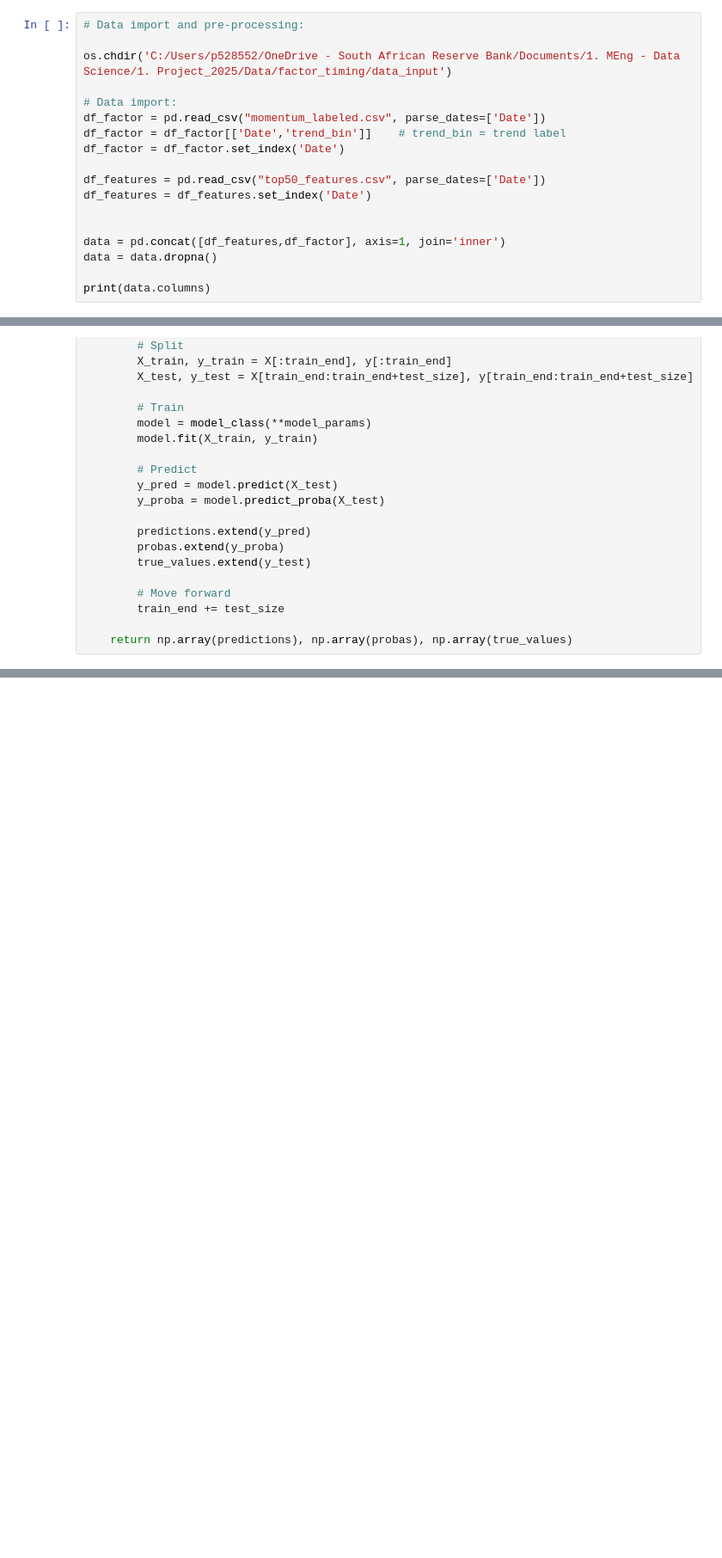
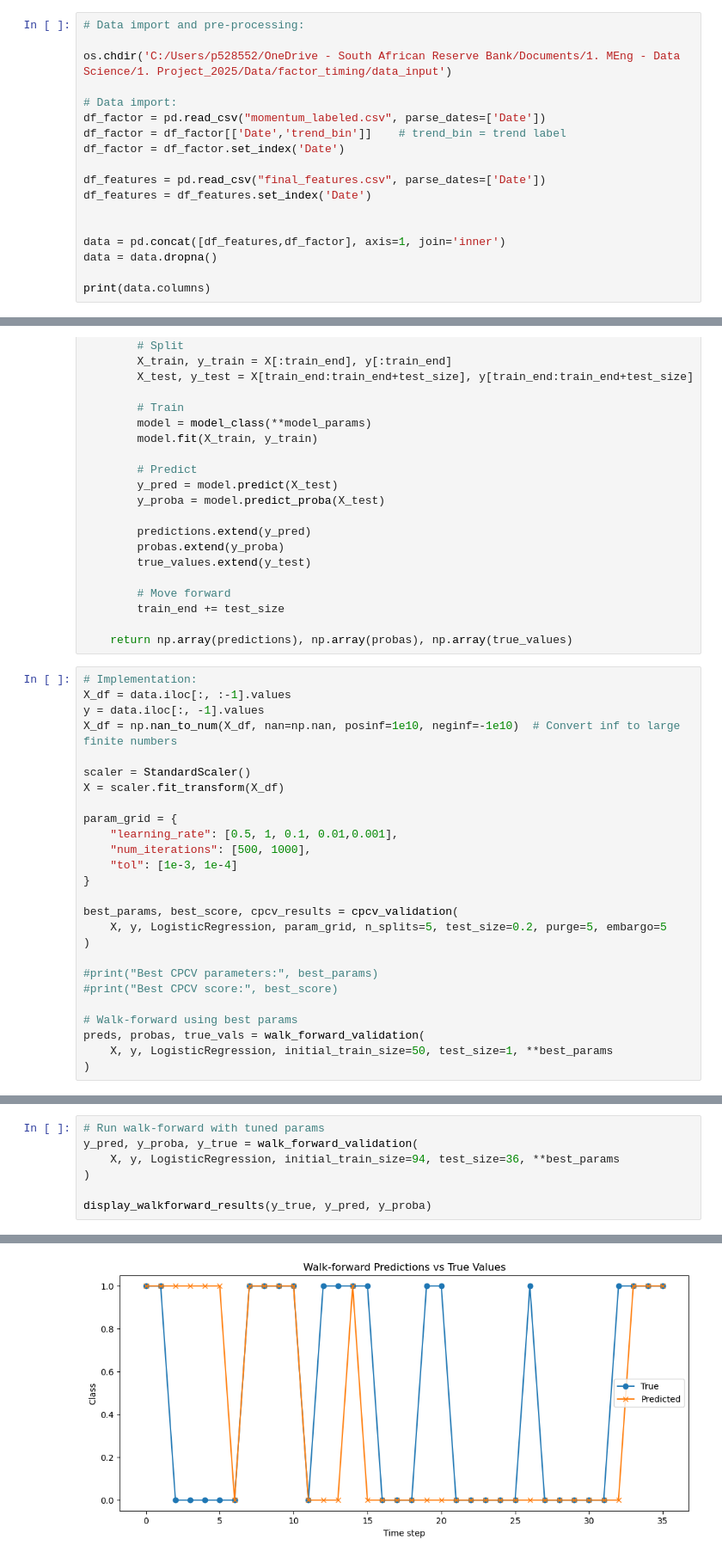
Before and after one commit to CChlungwani/forecast_curve, a Jupyter notebook: model_training/logistic_regression.ipynb, the cells around one changed output, grey strips where cells are left out. Shown at 86% size. Saved outputs shown, nothing was run; the diff lists cells and outputs as text; blank space fills up the shorter version.

```diff
--- a/model_training/logistic_regression.ipynb
+++ b/model_training/logistic_regression.ipynb
@@ -27,7 +35,7 @@ df_factor = pd.read_csv("momentum_labeled.csv", parse_dates=['Date'])
 df_factor = df_factor[['Date','trend_bin']]    # trend_bin = trend label
 df_factor = df_factor.set_index('Date')
 
-df_features = pd.read_csv("top50_features.csv", parse_dates=['Date'])
+df_features = pd.read_csv("final_features.csv", parse_dates=['Date'])
 df_features = df_features.set_index('Date')
 
 
@@ -131,3 +180,29 @@ def walk_forward_validation(X, y, model_class, initial_train_size, test_size=1,
         train_end += test_size
 
     return np.array(predictions), np.array(probas), np.array(true_values)
+# %%
+# Implementation:
+X_df = data.iloc[:, :-1].values
+y = data.iloc[:, -1].values
+X_df = np.nan_to_num(X_df, nan=np.nan, posinf=1e10, neginf=-1e10)  # Convert inf to large finite numbers
+
+scaler = StandardScaler()
+X = scaler.fit_transform(X_df)
+
+param_grid = {
+    "learning_rate": [0.5, 1, 0.1, 0.01,0.001],
+    "num_iterations": [500, 1000],
+    "tol": [1e-3, 1e-4]
+}
+
+best_params, best_score, cpcv_results = cpcv_validation(
+    X, y, LogisticRegression, param_grid, n_splits=5, test_size=0.2, purge=5, embargo=5
+)
+
+#print("Best CPCV parameters:", best_params)
+#print("Best CPCV score:", best_score)
+
+# Walk-forward using best params
+preds, probas, true_vals = walk_forward_validation(
+    X, y, LogisticRegression, initial_train_size=50, test_size=1, **best_params
+)
@@ -179,0 +293,8 @@ Confusion Matrix:
+# %%
+# Run walk-forward with tuned params
+y_pred, y_proba, y_true = walk_forward_validation(
+    X, y, LogisticRegression, initial_train_size=94, test_size=36, **best_params
+)
+
+display_walkforward_results(y_true, y_pred, y_proba)
+# %% [output]
@@ -179,0 +308 @@ Confusion Matrix:
+[figure, added]
```
Also changed, not shown: parts of 7 cells of this notebook, 26 other files.
